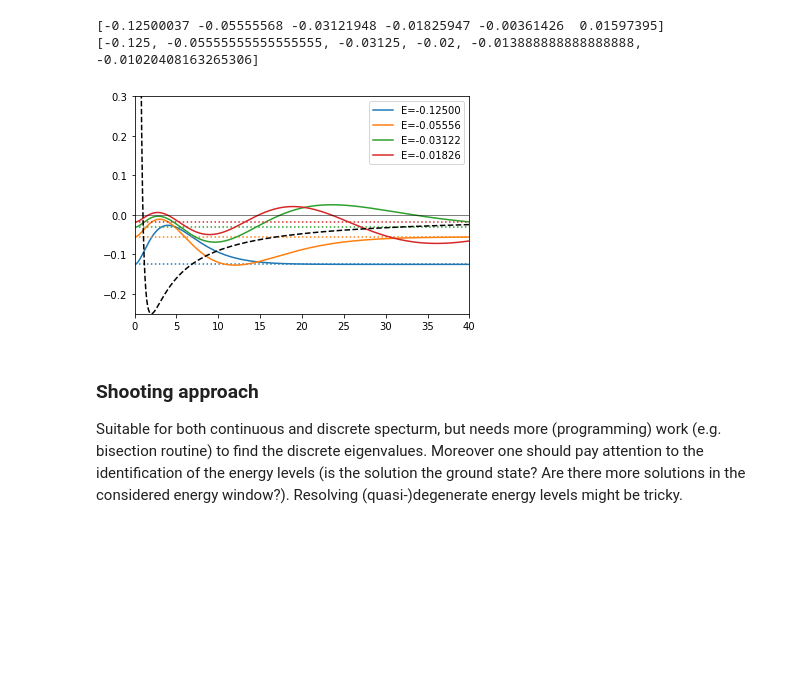
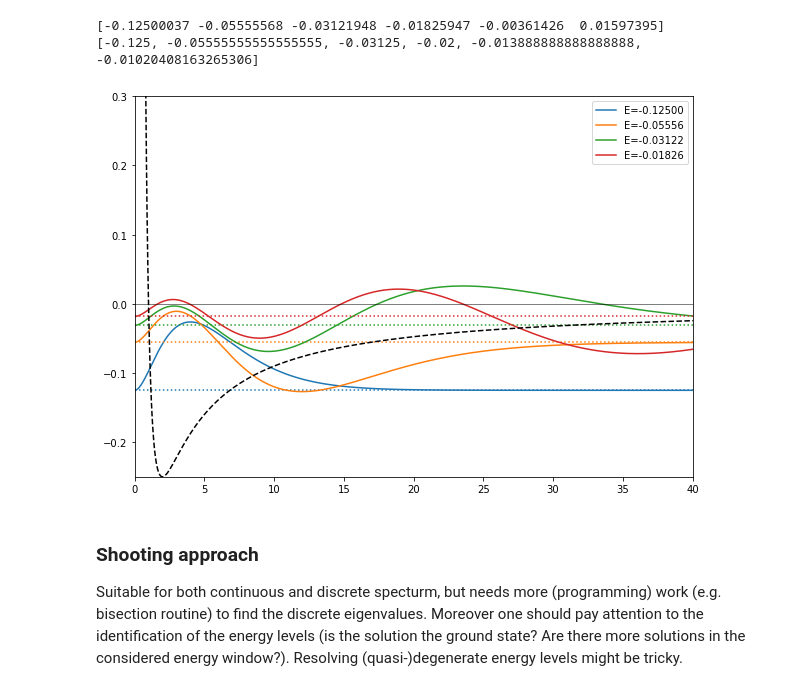
Before and after one commit to NerusSkyhigh/QTfMPS2021, a Jupyter notebook: Lecture 12 - Numerov/NumerovH.ipynb, the cells around one changed output. Drawn from its saved outputs; the diff is of its cells as text; code cells hidden in the pictures; blank space fills up the shorter version.

```diff
--- a/Lecture 12 - Numerov/NumerovH.ipynb
+++ b/Lecture 12 - Numerov/NumerovH.ipynb
@@ -72,17 +76,19 @@ print([-1/(2*n**2) for n in range(l+1,6+l+1)])
 [-0.12500037 -0.05555568 -0.03121948 -0.01825947 -0.00361426  0.01597395]
 [-0.125, -0.05555555555555555, -0.03125, -0.02, -0.013888888888888888, -0.01020408163265306]
 # %%
+plt.figure(figsize=(10,7))
+
 for n in range(0,4):
     ln, = plt.plot(rgrid, w[n]*np.ones(len(rgrid)),ls='dotted')
     plt.plot(rgrid, w[n] + np.sign(v[0,n]) * v[:,n], color=ln.get_color(), label='E='+'{:.5f}'.format(w[n]))
 plt.plot(rgrid,V(rgrid),color='black',ls='dashed')
 plt.xlim(0,40)
 plt.ylim(2*w[0], 0.3)
 plt.axhline(0,color='black',lw=0.5)
 plt.legend()
 plt.show()
 # %% [output]
-[figure, old version]
+[figure, new version]
 # %% [markdown]
 ### Shooting approach
 
```
Also changed, not shown: parts of 3 cells of this notebook.
